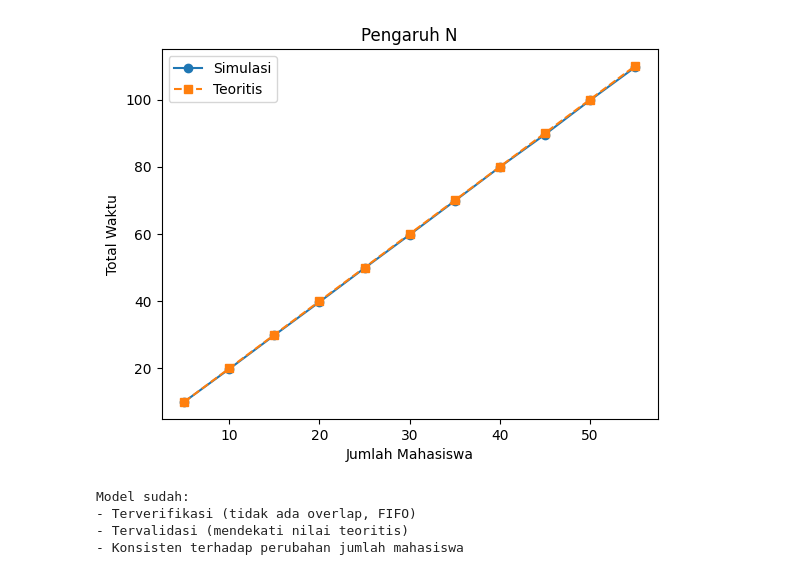
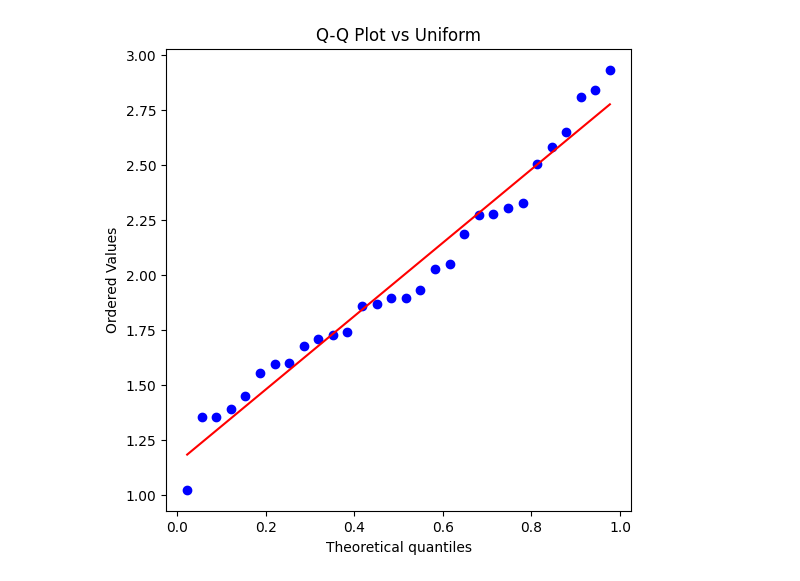
Before and after one commit to kevinsrg/modsim-2026-p6-ifs25012-latihan, a Jupyter notebook: simulasi-app.ipynb, the cells around one changed output. Saved outputs shown, nothing was run; the diff lists cells and outputs as text; code cells hidden in the pictures.

```diff
--- a/simulasi-app.ipynb
+++ b/simulasi-app.ipynb
@@ -131,26 +103,8 @@ plt.show()
-# %%
-n_vals = range(5, 60, 5)
-totals_n = [np.mean([run_simulation(n, min_dur, max_dur, seed=i)["total_time"]
-                     for i in range(50)]) for n in n_vals]
-
-teo_n = [theoretical_total(n, min_dur, max_dur) for n in n_vals]
-
-plt.plot(n_vals, totals_n, 'o-', label="Simulasi")
-plt.plot(n_vals, teo_n, 's--', label="Teoritis")
-plt.legend()
-plt.xlabel("Jumlah Mahasiswa")
-plt.ylabel("Total Waktu")
-plt.title("Pengaruh N")
-plt.show()
-# %% [output]
-[figure, removed]
-# %%
-print("Model sudah:")
-print("- Terverifikasi (tidak ada overlap, FIFO)")
-print("- Tervalidasi (mendekati nilai teoritis)")
-print("- Konsisten terhadap perubahan jumlah mahasiswa")
-# %% [output]
-Model sudah:
-- Terverifikasi (tidak ada overlap, FIFO)
-- Tervalidasi (mendekati nilai teoritis)
-- Konsisten terhadap perubahan jumlah mahasiswa
+# %%
+plt.figure(figsize=(6,6))
+stats.probplot(result["service_times"], dist="uniform", plot=plt)
+
+plt.title("Q-Q Plot vs Uniform")
+plt.show()
+# %% [output]
+[figure, added]
```
Also changed, not shown: parts of 15 cells of this notebook, 2 other files.
